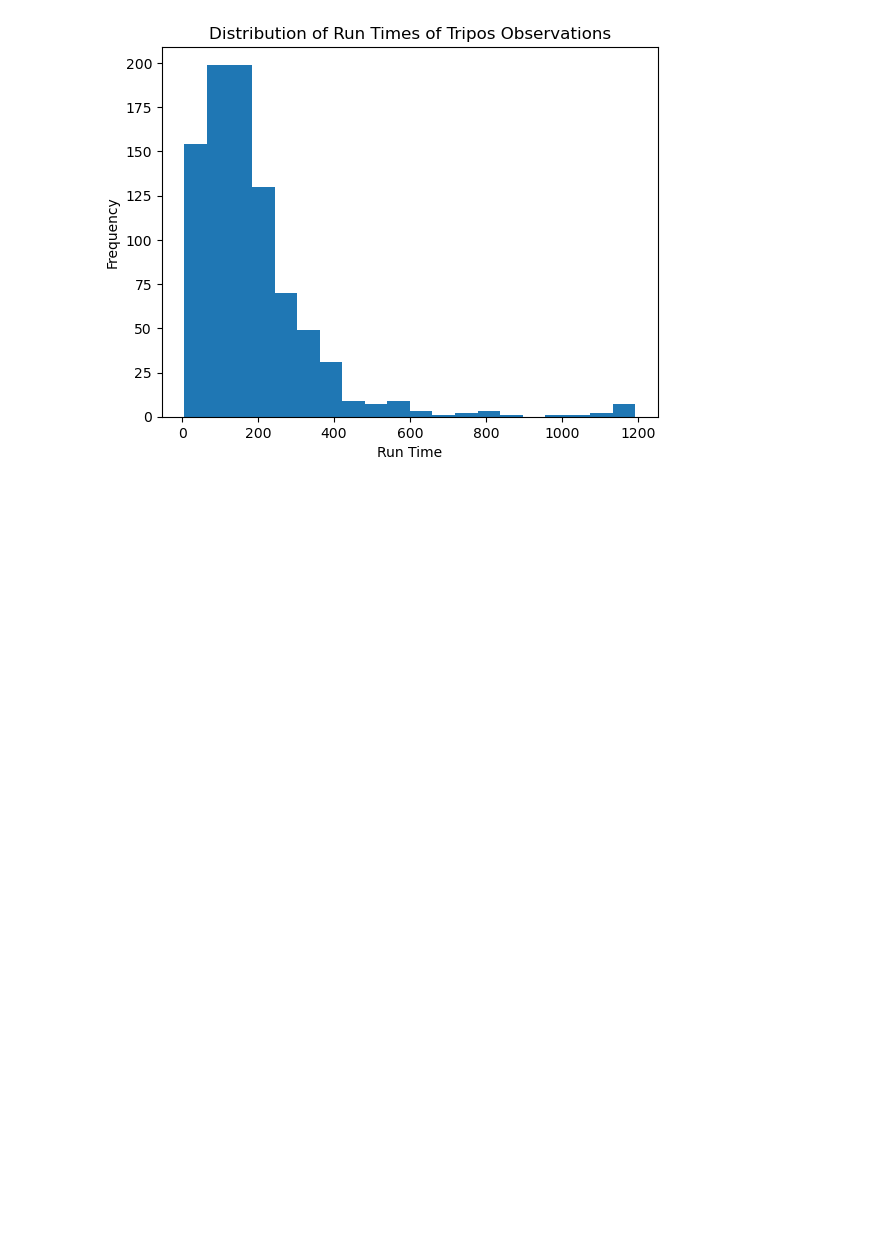
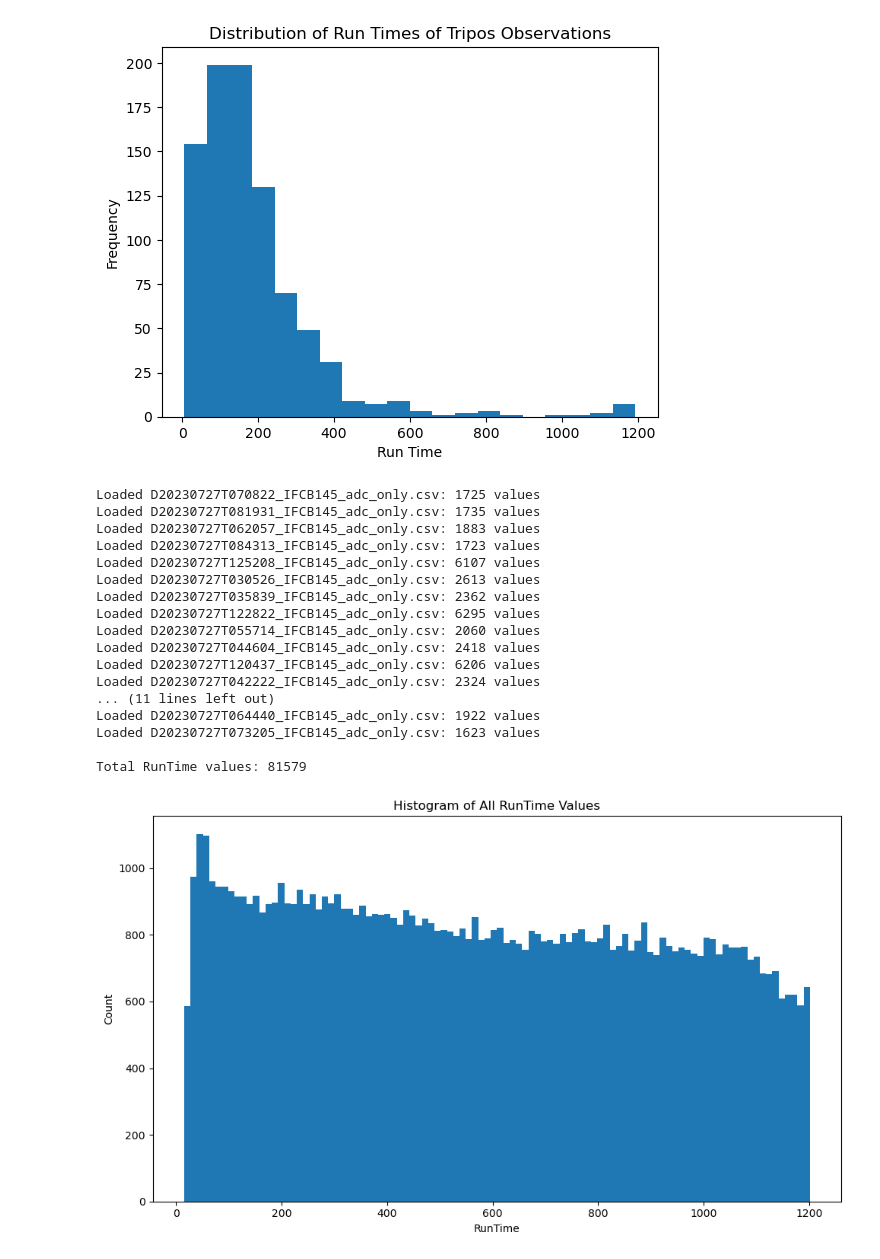
Before and after one commit to michaelstaiger/IFCBParticleSize, a Jupyter notebook: EmpyricalAnalysis/Notebooks/TriposAnalysis.ipynb, the cells around one changed output. Saved outputs shown, nothing was run; the diff lists cells and outputs as text; code cells hidden in the pictures; blank space fills up the shorter version.

Commit message:
more tripos and bivalve data analysis

```diff
--- a/EmpyricalAnalysis/Notebooks/TriposAnalysis.ipynb
+++ b/EmpyricalAnalysis/Notebooks/TriposAnalysis.ipynb
@@ -102,0 +105,72 @@ plt.show()
+# %%
+
+# -----------------------------
+# User inputs
+# -----------------------------
+data_dir = Path("../path/to/csv/files/")
+
+runtime_col = "RunTime"
+file_pattern = "*.csv"
+
+# -----------------------------
+# Collect RunTime values
+# -----------------------------
+all_runtimes = []
+
+for file in data_dir.glob(file_pattern):
+    try:
+        df = pd.read_csv(file, usecols=[runtime_col])
+
+        # Convert to numeric and drop bad values
+        runtimes = pd.to_numeric(df[runtime_col], errors="coerce").dropna()
+
+        all_runtimes.append(runtimes)
+
+        print(f"Loaded {file.name}: {len(runtimes)} values")
+
+    except Exception as e:
+        print(f"Skipping {file.name}: {e}")
+
+# -----------------------------
+# Combine into one Series
+# -----------------------------
+if all_runtimes:
+    runtime_series = pd.concat(all_runtimes, ignore_index=True)
+else:
+    raise ValueError("No valid RunTime data found.")
+
+print(f"\nTotal RunTime values: {len(runtime_series)}")
+
+# -----------------------------
+# Plot histogram
+# -----------------------------
+plt.figure(figsize=(10, 6))
+
+plt.hist(runtime_series, bins=100)
+
+plt.xlabel("RunTime")
+plt.ylabel("Count")
+plt.title("Histogram of All RunTime Values")
+
+plt.tight_layout()
+#plt.savefig("../Figs/chukchi/AllRunTimesHist.png")
+plt.show()
+# %% [output]
+Loaded D20230727T070822_IFCB145_adc_only.csv: 1725 values
+Loaded D20230727T081931_IFCB145_adc_only.csv: 1735 values
+Loaded D20230727T062057_IFCB145_adc_only.csv: 1883 values
+Loaded D20230727T084313_IFCB145_adc_only.csv: 1723 values
+Loaded D20230727T125208_IFCB145_adc_only.csv: 6107 values
+Loaded D20230727T030526_IFCB145_adc_only.csv: 2613 values
+Loaded D20230727T035839_IFCB145_adc_only.csv: 2362 values
+Loaded D20230727T122822_IFCB145_adc_only.csv: 6295 values
+Loaded D20230727T055714_IFCB145_adc_only.csv: 2060 values
+Loaded D20230727T044604_IFCB145_adc_only.csv: 2418 values
+Loaded D20230727T120437_IFCB145_adc_only.csv: 6206 values
+Loaded D20230727T042222_IFCB145_adc_only.csv: 2324 values
+... (11 lines left out)
+Loaded D20230727T064440_IFCB145_adc_only.csv: 1922 values
+Loaded D20230727T073205_IFCB145_adc_only.csv: 1623 values
+
+Total RunTime values: 81579
+[figure, added]
```
Also changed, not shown: parts of 1 cell of this notebook, 1 other file.
